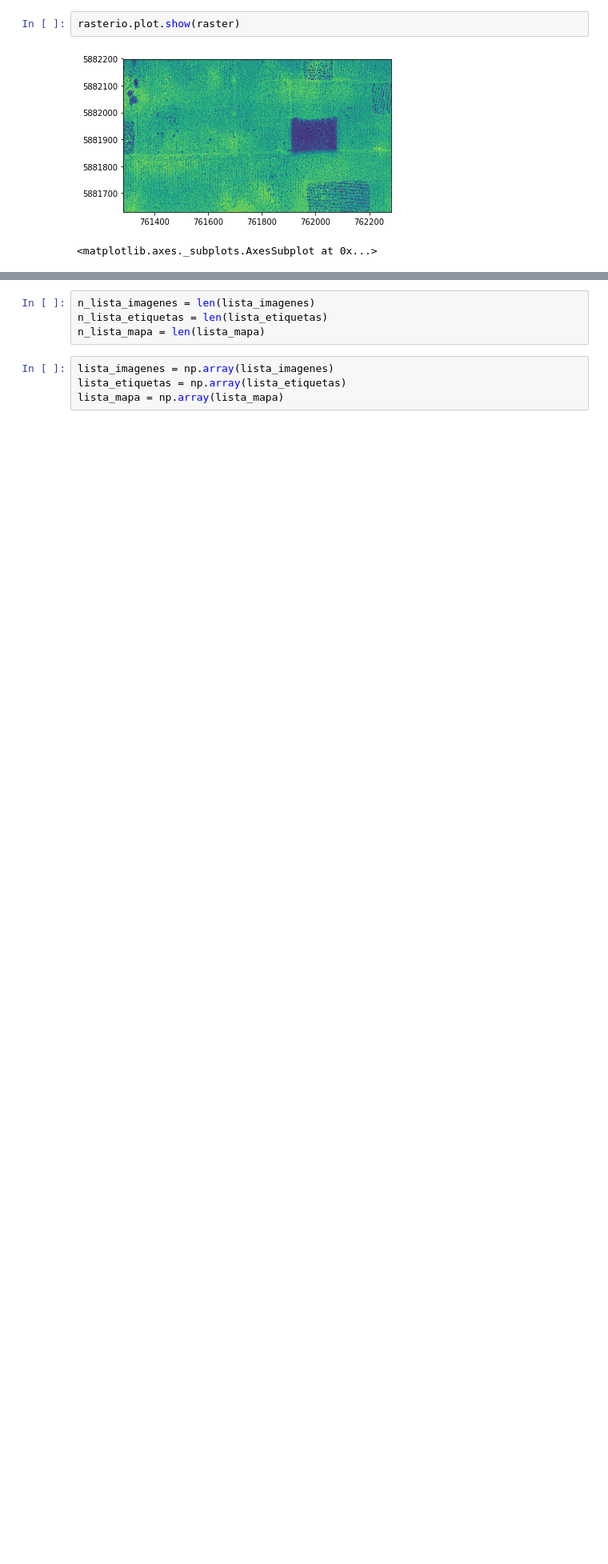
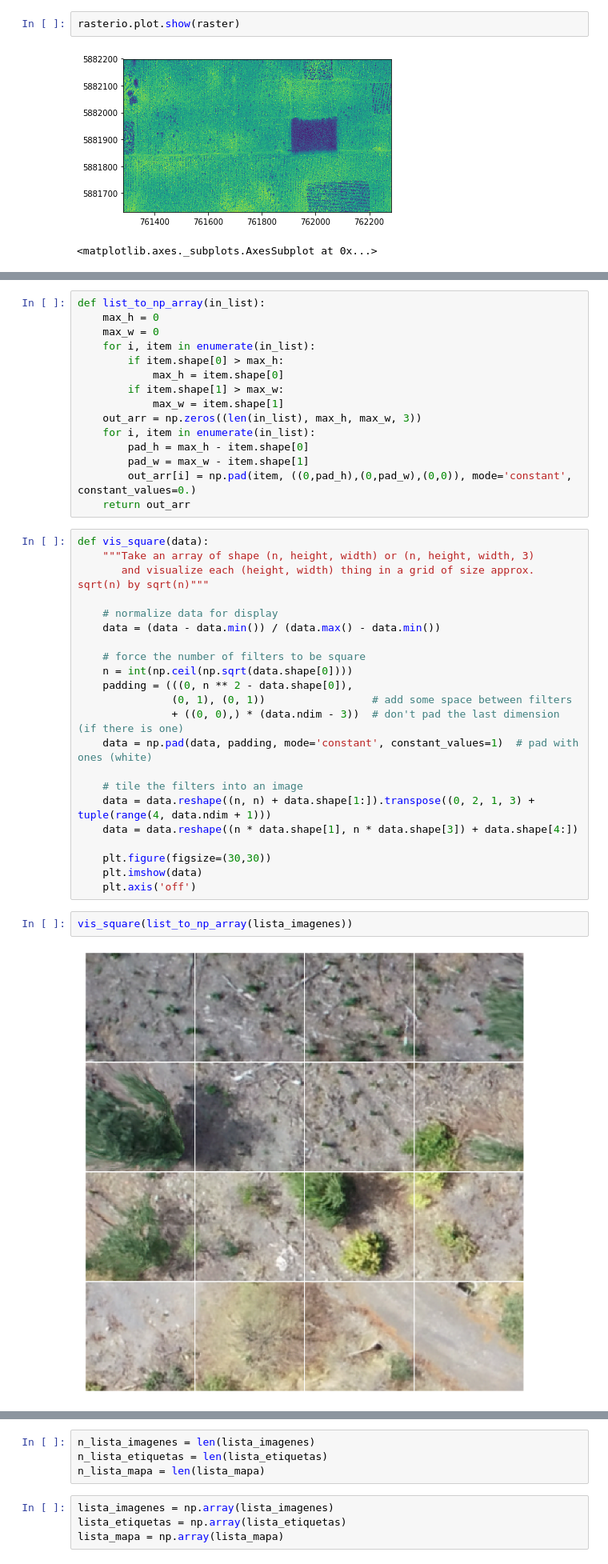
Before and after one commit to dirodriguezm/AraucoNursery, a Jupyter notebook: corte_ventanas_h5.ipynb, the cells around one changed output, grey strips where cells are left out. Shown: that part at 80% size. Saved outputs shown, nothing was run; the diff lists cells and outputs as text; blank space fills up the shorter version.

```diff
--- a/corte_ventanas_h5.ipynb
+++ b/corte_ventanas_h5.ipynb
@@ -237,0 +166,41 @@ plt.show()
+# %%
+def list_to_np_array(in_list):
+    max_h = 0
+    max_w = 0
+    for i, item in enumerate(in_list):
+        if item.shape[0] > max_h:
+            max_h = item.shape[0]
+        if item.shape[1] > max_w:
+            max_w = item.shape[1]
+    out_arr = np.zeros((len(in_list), max_h, max_w, 3))
+    for i, item in enumerate(in_list):
+        pad_h = max_h - item.shape[0]
+        pad_w = max_w - item.shape[1]
+        out_arr[i] = np.pad(item, ((0,pad_h),(0,pad_w),(0,0)), mode='constant', constant_values=0.)
+    return out_arr
+# %%
+def vis_square(data):
+    """Take an array of shape (n, height, width) or (n, height, width, 3)
+       and visualize each (height, width) thing in a grid of size approx. sqrt(n) by sqrt(n)"""
+
+    # normalize data for display
+    data = (data - data.min()) / (data.max() - data.min())
+
+    # force the number of filters to be square
+    n = int(np.ceil(np.sqrt(data.shape[0])))
+    padding = (((0, n ** 2 - data.shape[0]),
+               (0, 1), (0, 1))                 # add some space between filters
+               + ((0, 0),) * (data.ndim - 3))  # don't pad the last dimension (if there is one)
+    data = np.pad(data, padding, mode='constant', constant_values=1)  # pad with ones (white)
+
+    # tile the filters into an image
+    data = data.reshape((n, n) + data.shape[1:]).transpose((0, 2, 1, 3) + tuple(range(4, data.ndim + 1)))
+    data = data.reshape((n * data.shape[1], n * data.shape[3]) + data.shape[4:])
+
+    plt.figure(figsize=(30,30))
+    plt.imshow(data)
+    plt.axis('off')
+# %%
+vis_square(list_to_np_array(lista_imagenes))
+# %% [output]
+[figure, added]
```
Also changed, not shown: parts of 40 cells of this notebook, 1 other file.
